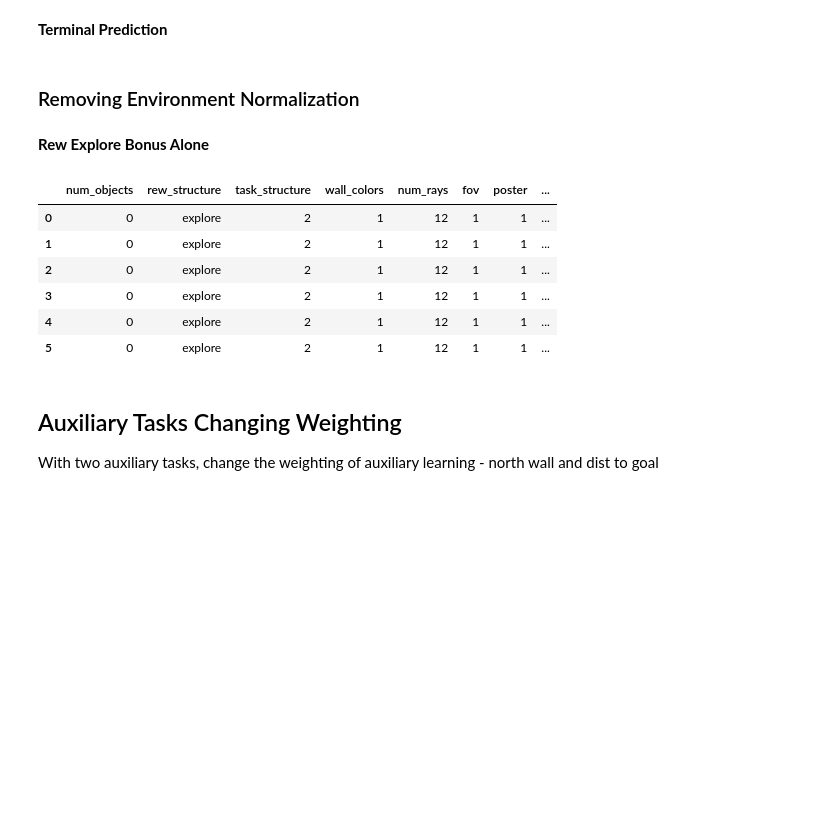
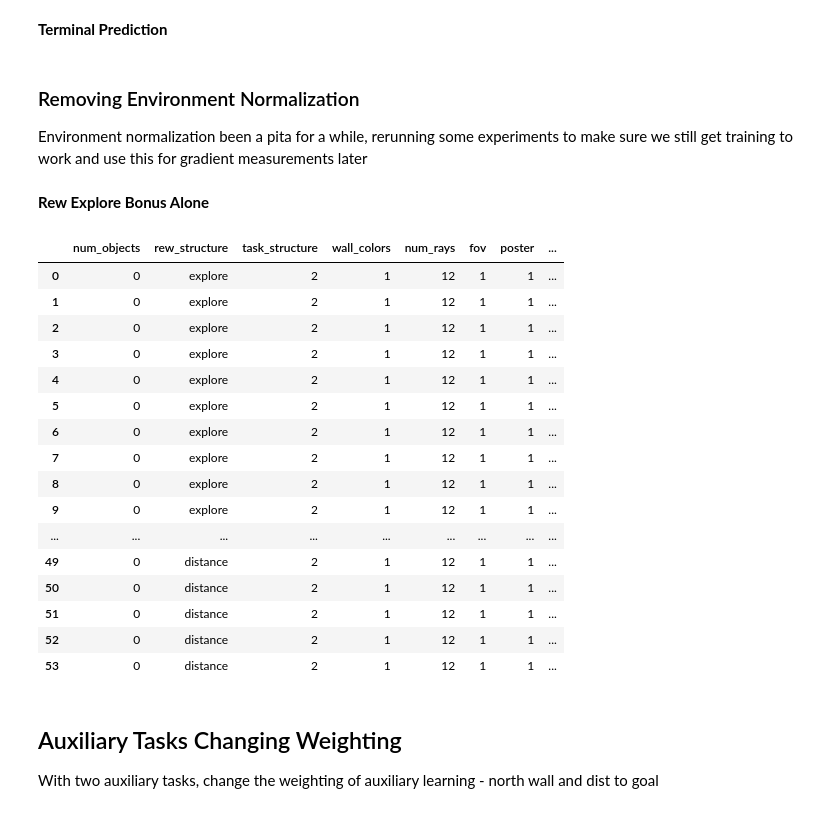
Before and after one commit to liuandrew/training-rl-algo, a Jupyter notebook: write_and_test/write_experiments.ipynb, the cells around one changed output. Cells and saved outputs as stored; diff of their text form; code cells hidden in the pictures; blank space fills up the shorter version.

```diff
--- a/write_and_test/write_experiments.ipynb
+++ b/write_and_test/write_experiments.ipynb
@@ -3614,15 +3614,14 @@ pd.DataFrame(rows)
 | 47 | 0 | goal | 2 | 1 | 12 | 1 | 1 | ... |
 # %%
 #Additional trials
-auxiliary_task_names = ['wall0', 'wall1', 'wall01', 'goaldist', 'none']
-auxiliary_tasks = [[2],  [2], [2, 2], [3], []]
-auxiliary_task_args = [[0], [1], [0, 1], [None], []]
+auxiliary_task_names = ['wall0c', 'wall1c', 'wall01c', 'goaldistc']
+auxiliary_tasks = [[2],  [2], [2, 2], [3]]
+auxiliary_task_args = [[0], [1], [0, 1], [None]]
 auxiliary_heads = [
     [[-1, 0, 1]],
     [[-1, 0, 1]],
     [[-1, 0, 1], [-1, 0, 1]],
     [[-1, 0, 1]],
-    []
 ]
 
 # num_trials = 3
@@ -3645,32 +3644,8 @@ for batch in batch_sizes:
                       'task_structure': 2, 'wall_colors': 1, 'num_rays': 12, 'fov': 1,
                       'poster': 1, 'character_reset_pos': 1,
                       'auxiliary_tasks': aux_task, 'auxiliary_task_args': aux_args}
-        row = env_kwargs.copy()
-        row['name'] = exp_name
-        row['layer_width'] = width
-        row['batch_size'] = batch
 
-        rows.append(row)
-        config = {
-            'wandb_project_name': 'Nav_Shared_Layers',
-            'exp_name': exp_name,
-            'save_name': exp_name,
-            'num_env_steps': 3000000,
-            'env_name': 'NavEnv-v0',
-            'algo': 'ppo',
-            'num_mini_batch': 10,
-            'num_processes': 100,
-            'num_steps': batch,
-            'checkpoint_interval': 10,
-            'recurrent': True,
-            'seed': i,
-            'no_cuda': True,
-            'env_kwargs': env_kwargs,
-            'nn_base': 'FlexBase',
-            'nn_base_kwargs': {'hidden_size': width, 'auxiliary_heads': aux_heads}
-        }
-
-        pickle.dump(env_kwargs, open('../trained_models/ppo/nav_pdistal_batchaux/' + exp_name, 'wb'))
+        pickle.dump(env_kwargs, open('../trained_models/ppo/nav_pdistal_batchauxc/' + exp_name, 'wb'))
 
 # pd.DataFrame(rows)
 # %% [markdown]
@@ -3964,15 +3939,17 @@ for n, aux_name in enumerate(auxiliary_task_names):
             else:
                 folder = '../trained_models/ppo/nav_pdistal_batchaux/'
 
-            pickle.dump(config, open(folder + exp_name, 'wb'))
+            pickle.dump(env_kwargs, open(folder + exp_name, 'wb'))
-# %% [markdown]
-### Removing Environment Normalization
+# %% [markdown]
+### Removing Environment Normalization
+
+Environment normalization been a pita for a while, rerunning some experiments to make sure we still get training to work and use this for gradient measurements later
 # %% [markdown]
 **Rew Explore Bonus Alone**
 # %%
 #Additional trials
-auxiliary_task_names = ['rewexplore']
-rew_structures = ['explore']
+auxiliary_task_names = ['rewexplore', 'none', 'rewdist']
+rew_structures = ['explore', 'goal', 'distance']
 num_trials = 3
 
 width = 16
@@ -3998,33 +3975,43 @@ for n, aux_name in enumerate(auxiliary_task_names):
 
                 rows.append(row)
                 config = {
                     'wandb_project_name': 'Nav_Shared_Layers',
                     'exp_name': exp_name,
                     'save_name': exp_name,
-                    'num_env_steps': 3000,
+                    'num_env_steps': 3000000,
                     'env_name': 'NavEnv-v0',
                     'algo': 'ppo',
-                    'num_mini_batch': 1,
-                    'num_processes': 1,
+                    'num_mini_batch': 10,
+                    'num_processes': 100,
                     'num_steps': batch,
                     'checkpoint_interval': 10,
                     'recurrent': True,
                     'seed': i,
                     'no_cuda': True,
                     'env_kwargs': env_kwargs,
                     'nn_base': 'FlexBase',
                     'nn_base_kwargs': {'hidden_size': width},
                     'normalize_env': False
                 }
 
                 pickle.dump(config, open('../experiment_configs/' + exp_name, 'wb'))
 
 pd.DataFrame(rows)
 # %% [output]
 |  | num_objects | rew_structure | task_structure | wall_colors | num_rays | fov | poster | ... |
 | 0 | 0 | explore | 2 | 1 | 12 | 1 | 1 | ... |
 | 1 | 0 | explore | 2 | 1 | 12 | 1 | 1 | ... |
 | 2 | 0 | explore | 2 | 1 | 12 | 1 | 1 | ... |
 | 3 | 0 | explore | 2 | 1 | 12 | 1 | 1 | ... |
 | 4 | 0 | explore | 2 | 1 | 12 | 1 | 1 | ... |
 | 5 | 0 | explore | 2 | 1 | 12 | 1 | 1 | ... |
+| 6 | 0 | explore | 2 | 1 | 12 | 1 | 1 | ... |
+| 7 | 0 | explore | 2 | 1 | 12 | 1 | 1 | ... |
+| 8 | 0 | explore | 2 | 1 | 12 | 1 | 1 | ... |
+| 9 | 0 | explore | 2 | 1 | 12 | 1 | 1 | ... |
+| ... | ... | ... | ... | ... | ... | ... | ... | ... |
+| 49 | 0 | distance | 2 | 1 | 12 | 1 | 1 | ... |
+| 50 | 0 | distance | 2 | 1 | 12 | 1 | 1 | ... |
+| 51 | 0 | distance | 2 | 1 | 12 | 1 | 1 | ... |
+| 52 | 0 | distance | 2 | 1 | 12 | 1 | 1 | ... |
+| 53 | 0 | distance | 2 | 1 | 12 | 1 | 1 | ... |
```
Also changed, not shown: parts of 5 cells of this notebook, 19 other files.
